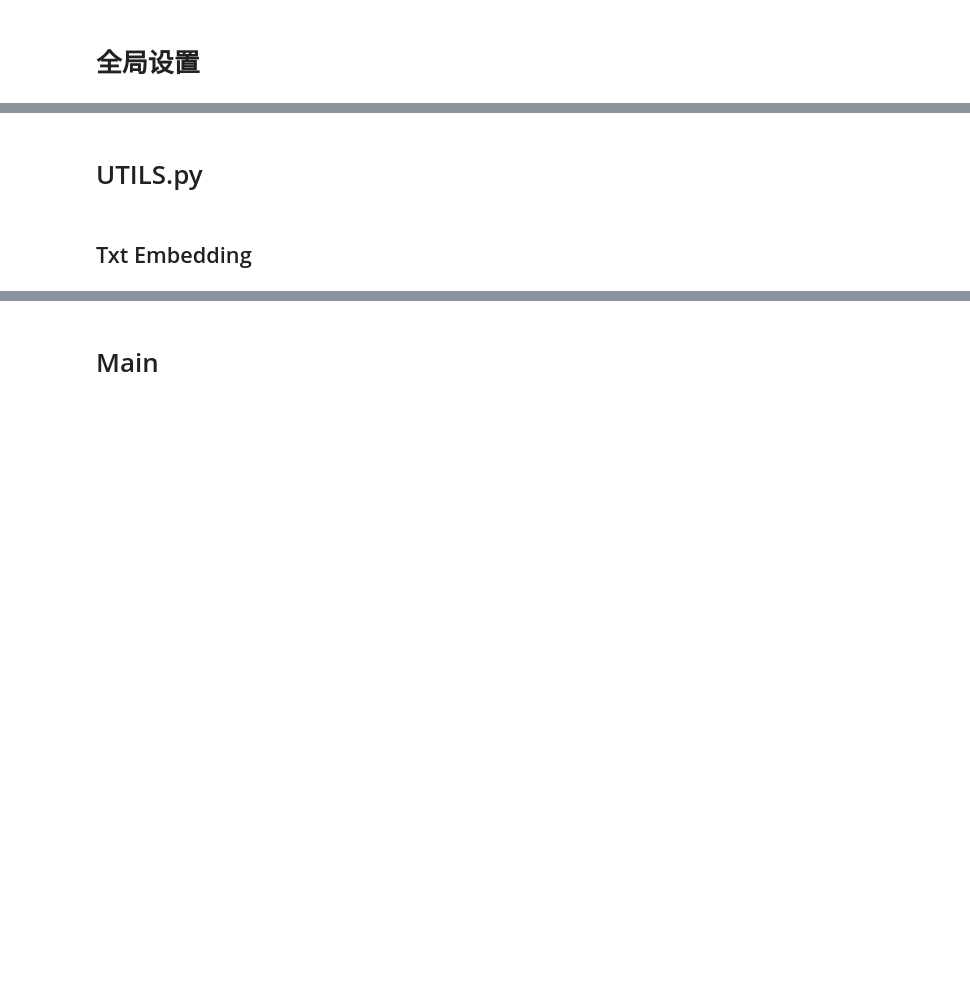
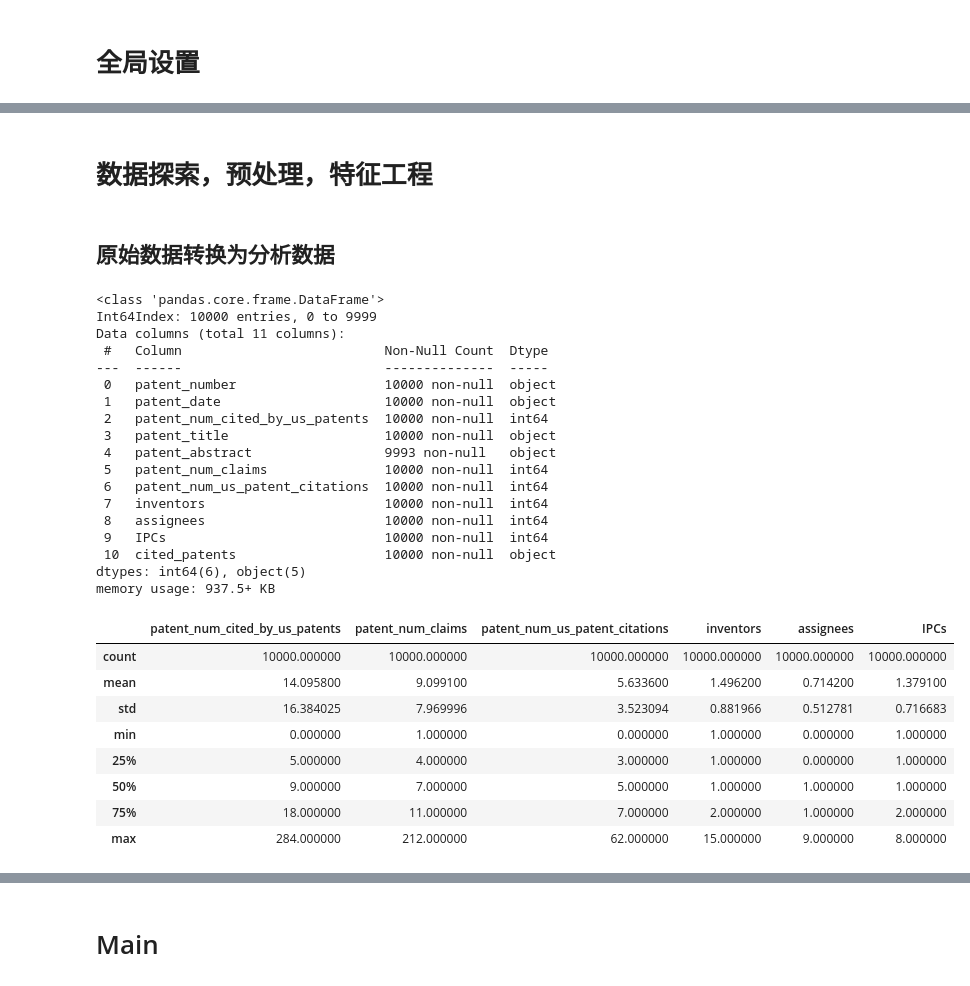
Before and after one commit to Zheng-Ao/Colab-Notebooks, a Jupyter notebook: P0_v05.ipynb, the cells around one changed output, grey strips where cells are left out. Drawn from its saved outputs; the diff is of its cells as text; code cells hidden in the pictures; blank space fills up the shorter version.

```diff
--- a/P0_v05.ipynb
+++ b/P0_v05.ipynb
@@ -35,7 +33,52 @@ cuda:0
 !pip install torch-scatter -f https://data.pyg.org/whl/torch-1.12.0+cu113.html
 !pip install torch-sparse -f https://data.pyg.org/whl/torch-1.12.0+cu113.html
 !pip install torch-geometric
-# %% [markdown]
-# UTILS.py
-# %% [markdown]
-## Txt Embedding
+# %% [markdown]
+# 数据探索，预处理，特征工程
+# %% [markdown]
+## 原始数据转换为分析数据
+# %%
+raw_data = pd.read_csv(raw_data_path, index_col="Unnamed: 0")
+
+# 将3个字符串变成数值
+for str in ["inventors","assignees","IPCs"]:
+    for i in range(len(raw_data[str])):
+        if str == "assignees":
+            if raw_data[str].values[i] == "[{'assignee_sequence': None, 'assignee_key_id': None}]":
+                raw_data[str].values[i] = 0
+                continue
+        raw_data[str].values[i] = len(eval(raw_data[str].values[i]))
+
+for str in ["inventors","assignees","IPCs"]:
+    raw_data[str] = raw_data[str].astype(int)
+
+# raw_data.info()
+# raw_data.describe()
+# %% [output]
+<class 'pandas.core.frame.DataFrame'>
+Int64Index: 10000 entries, 0 to 9999
+Data columns (total 11 columns):
+ #   Column                          Non-Null Count  Dtype
+---  ------                          --------------  -----
+ 0   patent_number                   10000 non-null  object
+ 1   patent_date                     10000 non-null  object
+ 2   patent_num_cited_by_us_patents  10000 non-null  int64
+ 3   patent_title                    10000 non-null  object
+ 4   patent_abstract                 9993 non-null   object
+ 5   patent_num_claims               10000 non-null  int64
+ 6   patent_num_us_patent_citations  10000 non-null  int64
+ 7   inventors                       10000 non-null  int64
+ 8   assignees                       10000 non-null  int64
+ 9   IPCs                            10000 non-null  int64
+ 10  cited_patents                   10000 non-null  object
+dtypes: int64(6), object(5)
+memory usage: 937.5+ KB
+|  | patent_num_cited_by_us_patents | patent_num_claims | patent_num_us_patent_citations | inventors | assignees | IPCs |
+| count | 10000.000000 | 10000.000000 | 10000.000000 | 10000.000000 | 10000.000000 | 10000.000000 |
+| mean | 14.095800 | 9.099100 | 5.633600 | 1.496200 | 0.714200 | 1.379100 |
+| std | 16.384025 | 7.969996 | 3.523094 | 0.881966 | 0.512781 | 0.716683 |
+| min | 0.000000 | 1.000000 | 0.000000 | 1.000000 | 0.000000 | 1.000000 |
+| 25% | 5.000000 | 4.000000 | 3.000000 | 1.000000 | 0.000000 | 1.000000 |
+| 50% | 9.000000 | 7.000000 | 5.000000 | 1.000000 | 1.000000 | 1.000000 |
+| 75% | 18.000000 | 11.000000 | 7.000000 | 2.000000 | 1.000000 | 2.000000 |
+| max | 284.000000 | 212.000000 | 62.000000 | 15.000000 | 9.000000 | 8.000000 |
```
Also changed, not shown: parts of 35 cells of this notebook.
